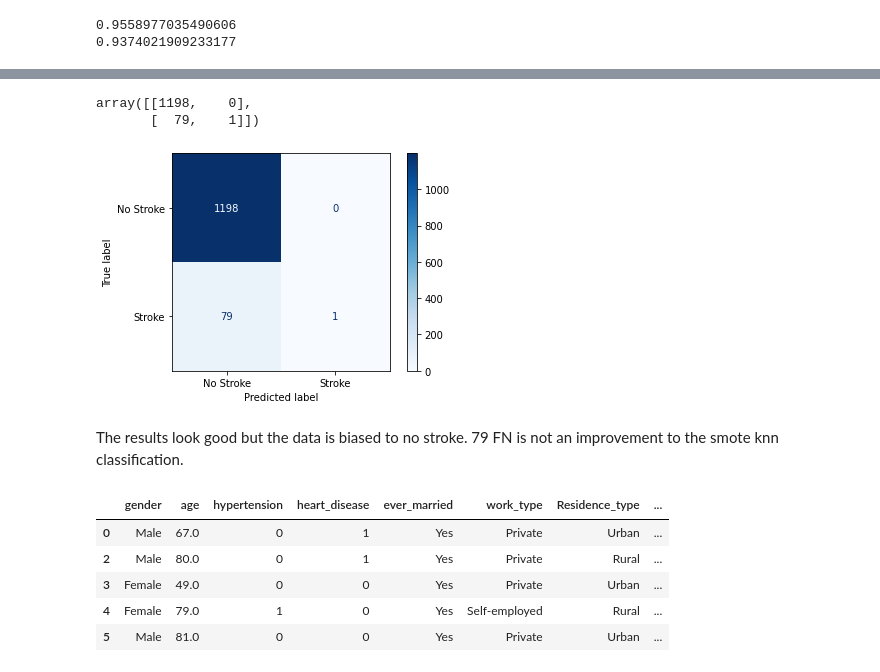
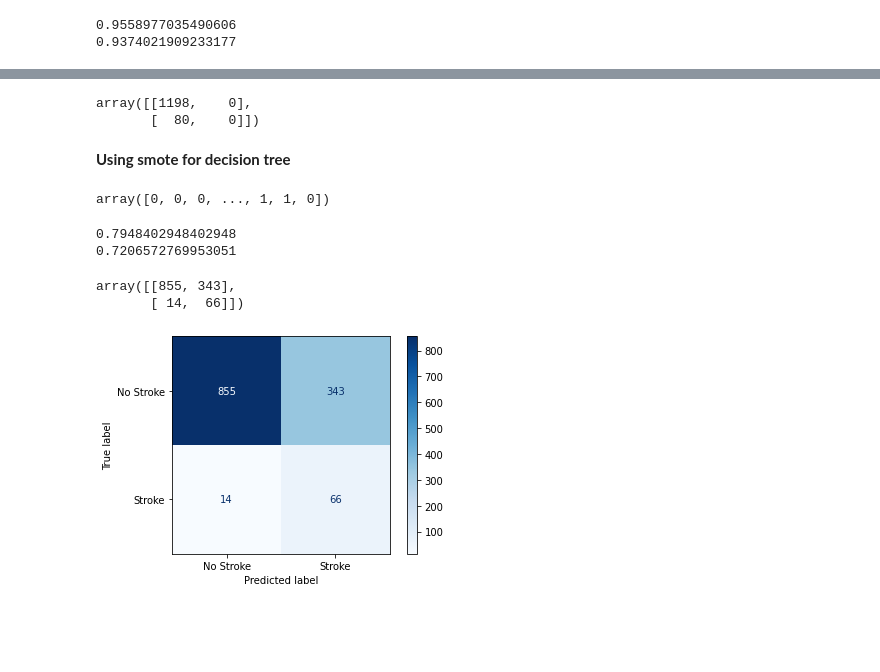
Before and after one commit to Davianka/stroke-prediction, a Jupyter notebook: project_2.ipynb, the cells around one changed output, grey strips where cells are left out. Saved outputs shown, nothing was run; the diff lists cells and outputs as text; code cells hidden in the pictures; blank space fills up the shorter version.

```diff
--- a/project_2.ipynb
+++ b/project_2.ipynb
@@ -608,23 +552,33 @@ array([0, 0, 0, ..., 0, 1, 0])
 # %%
-cm = confusion_matrix(y_test.values, predictions)
-
+cm = confusion_matrix(y_test.values, dec_predictions)
 cm
 # %% [output]
 array([[1198,    0],
-       [  79,    1]])
+       [  80,    0]])
+# %% [markdown]
+**Using smote for decision tree**
+# %%
+dec_tree.fit(X_train_pro_smote,y_train_smote)
+smote_dec_predictions = dec_tree.predict(X_test_pro)
+smote_dec_predictions
+# %% [output]
+array([0, 0, 0, ..., 1, 1, 0])
+# %%
+smote_train_score = dec_tree.score(X_train_pro_smote, y_train_smote)
+smote_test_score = dec_tree.score(X_test_pro, y_test)
+print(smote_train_score)
+print(smote_test_score)
+# %% [output]
+0.7948402948402948
+0.7206572769953051
+# %%
+cm = confusion_matrix(y_test.values,smote_dec_predictions)
+cm
+# %% [output]
+array([[855, 343],
+       [ 14,  66]])
 # %%
-labels=['No Stroke','Stroke']
-ConfusionMatrixDisplay.from_predictions(y_test, predictions, display_labels=labels, cmap='Blues');
+labels = ['No Stroke', 'Stroke']
+ConfusionMatrixDisplay.from_predictions(y_test.values,smote_dec_predictions,  display_labels=labels, cmap='Blues');
 # %% [output]
-[figure, old version]
+[figure, new version]
-# %% [markdown]
-The results look good but the data is biased to no stroke.  79 FN is not an improvement to the smote knn classification.
-# %%
-df2.head()
-# %% [output]
-|  | gender | age | hypertension | heart_disease | ever_married | work_type | Residence_type | ... |
-| 0 | Male | 67.0 | 0 | 1 | Yes | Private | Urban | ... |
-| 2 | Male | 80.0 | 0 | 1 | Yes | Private | Rural | ... |
-| 3 | Female | 49.0 | 0 | 0 | Yes | Private | Urban | ... |
-| 4 | Female | 79.0 | 1 | 0 | Yes | Self-employed | Rural | ... |
-| 5 | Male | 81.0 | 0 | 0 | Yes | Private | Urban | ... |
```
Also changed, not shown: parts of 75 cells of this notebook.
